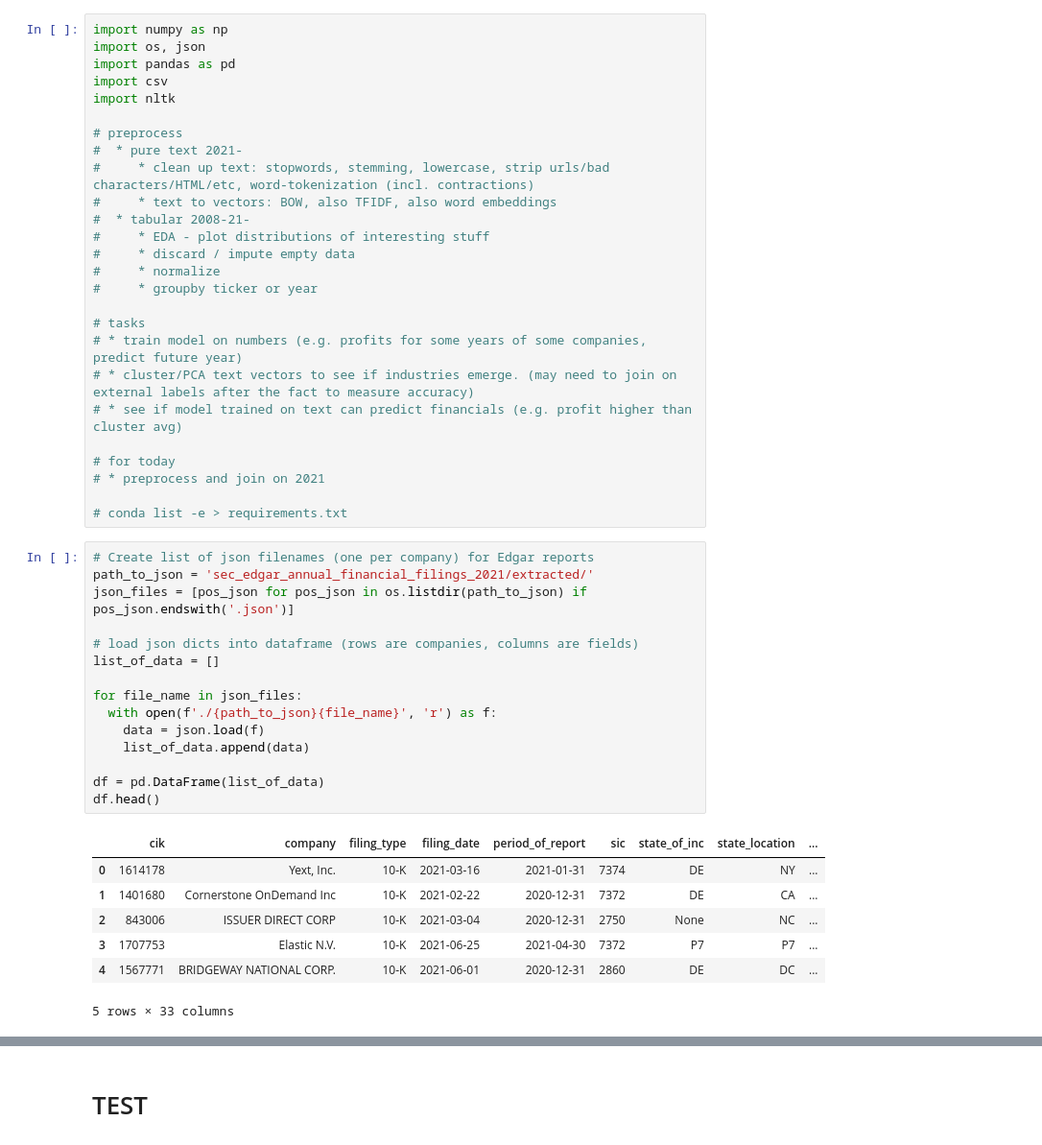
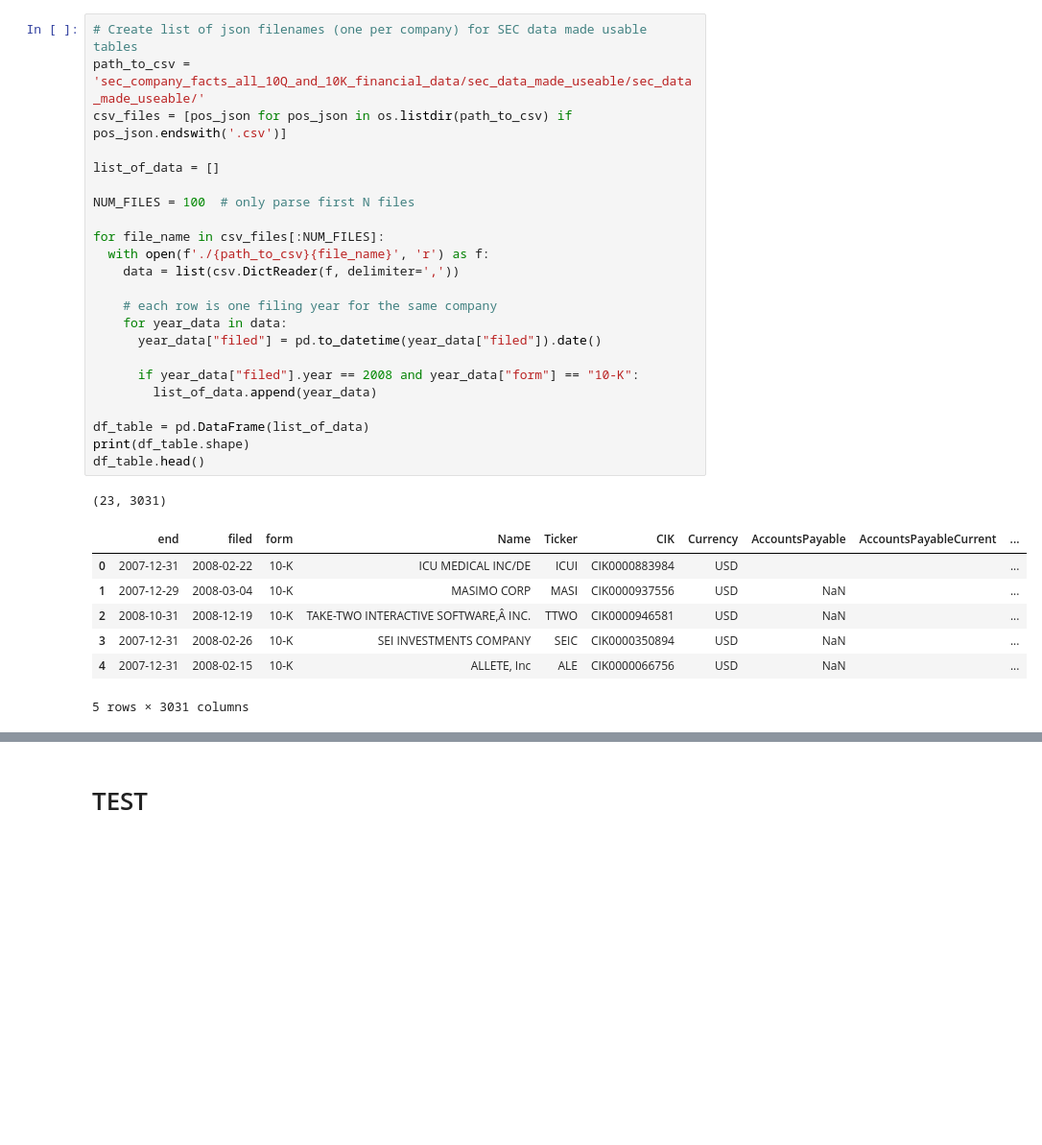
Before and after one commit to jainr3/SECret-Insights, a Jupyter notebook: testing.ipynb, the cells around one changed output, grey strips where cells are left out. Shown at 96% size. Drawn from its saved outputs; the diff is of its cells as text; blank space fills up the shorter version.

Commit message:
Preprocessing WIP (but order may be messed up)

```diff
--- a/testing.ipynb
+++ b/testing.ipynb
@@ -1,49 +1,32 @@
-# %%
-import numpy as np
-import os, json
-import pandas as pd
-import csv
-import nltk
-
-# preprocess
-#  * pure text 2021-
-#     * clean up text: stopwords, stemming, lowercase, strip urls/bad characters/HTML/etc, word-tokenization (incl. contractions)
-#     * text to vectors: BOW, also TFIDF, also word embeddings
-#  * tabular 2008-21-
-#     * EDA - plot distributions of interesting stuff
-#     * discard / impute empty data
-#     * normalize
-#     * groupby ticker or year
-
-# tasks
-# * train model on numbers (e.g. profits for some years of some companies, predict future year)
-# * cluster/PCA text vectors to see if industries emerge. (may need to join on external labels after the fact to measure accuracy)
-# * see if model trained on text can predict financials (e.g. profit higher than cluster avg)
-
-# for today
-# * preprocess and join on 2021
-
-# conda list -e > requirements.txt
 # %%
-# Create list of json filenames (one per company) for Edgar reports
-path_to_json = 'sec_edgar_annual_financial_filings_2021/extracted/'
-json_files = [pos_json for pos_json in os.listdir(path_to_json) if pos_json.endswith('.json')]
+# Create list of json filenames (one per company) for SEC data made usable tables
+path_to_csv = 'sec_company_facts_all_10Q_and_10K_financial_data/sec_data_made_useable/sec_data_made_useable/'
+csv_files = [pos_json for pos_json in os.listdir(path_to_csv) if pos_json.endswith('.csv')]
 
-# load json dicts into dataframe (rows are companies, columns are fields)
 list_of_data = []
 
-for file_name in json_files:
-  with open(f'./{path_to_json}{file_name}', 'r') as f:
-    data = json.load(f)
-    list_of_data.append(data)
+NUM_FILES = 100  # only parse first N files
 
-df = pd.DataFrame(list_of_data)
-df.head()
+for file_name in csv_files[:NUM_FILES]:
+  with open(f'./{path_to_csv}{file_name}', 'r') as f:
+    data = list(csv.DictReader(f, delimiter=','))
+
+    # each row is one filing year for the same company
+    for year_data in data:
+      year_data["filed"] = pd.to_datetime(year_data["filed"]).date()
+
+      if year_data["filed"].year == 2008 and year_data["form"] == "10-K":
+        list_of_data.append(year_data)
+
+df_table = pd.DataFrame(list_of_data)
+print(df_table.shape)
+df_table.head()
 # %% [output]
+(23, 3031)
-|  | cik | company | filing_type | filing_date | period_of_report | sic | state_of_inc | state_location | ... |
-| 0 | 1614178 | Yext, Inc. | 10-K | 2021-03-16 | 2021-01-31 | 7374 | DE | NY | ... |
-| 1 | 1401680 | Cornerstone OnDemand Inc | 10-K | 2021-02-22 | 2020-12-31 | 7372 | DE | CA | ... |
-| 2 | 843006 | ISSUER DIRECT CORP | 10-K | 2021-03-04 | 2020-12-31 | 2750 | None | NC | ... |
-| 3 | 1707753 | Elastic N.V. | 10-K | 2021-06-25 | 2021-04-30 | 7372 | P7 | P7 | ... |
-| 4 | 1567771 | BRIDGEWAY NATIONAL CORP. | 10-K | 2021-06-01 | 2020-12-31 | 2860 | DE | DC | ... |
+|  | end | filed | form | Name | Ticker | CIK | Currency | AccountsPayable | AccountsPayableCurrent | ... |
+| 0 | 2007-12-31 | 2008-02-22 | 10-K | ICU MEDICAL INC/DE | ICUI | CIK0000883984 | USD |  |  | ... |
+| 1 | 2007-12-29 | 2008-03-04 | 10-K | MASIMO CORP | MASI | CIK0000937556 | USD | NaN |  | ... |
+| 2 | 2008-10-31 | 2008-12-19 | 10-K | TAKE-TWO INTERACTIVE SOFTWARE,Â INC. | TTWO | CIK0000946581 | USD | NaN |  | ... |
+| 3 | 2007-12-31 | 2008-02-26 | 10-K | SEI INVESTMENTS COMPANY | SEIC | CIK0000350894 | USD | NaN |  | ... |
+| 4 | 2007-12-31 | 2008-02-15 | 10-K | ALLETE, Inc | ALE | CIK0000066756 | USD | NaN |  | ... |
-5 rows × 33 columns
+5 rows × 3031 columns
```
Also changed, not shown: parts of 8 cells of this notebook.
